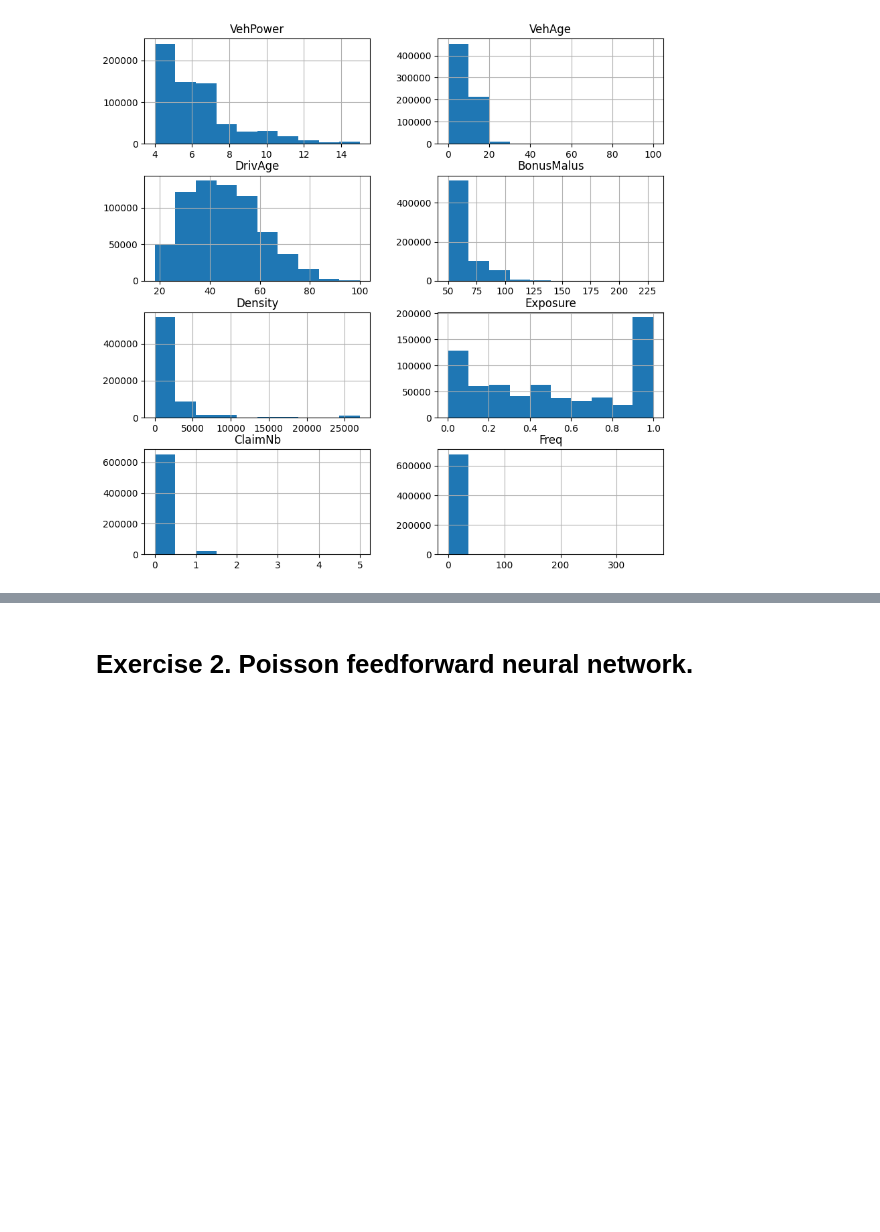
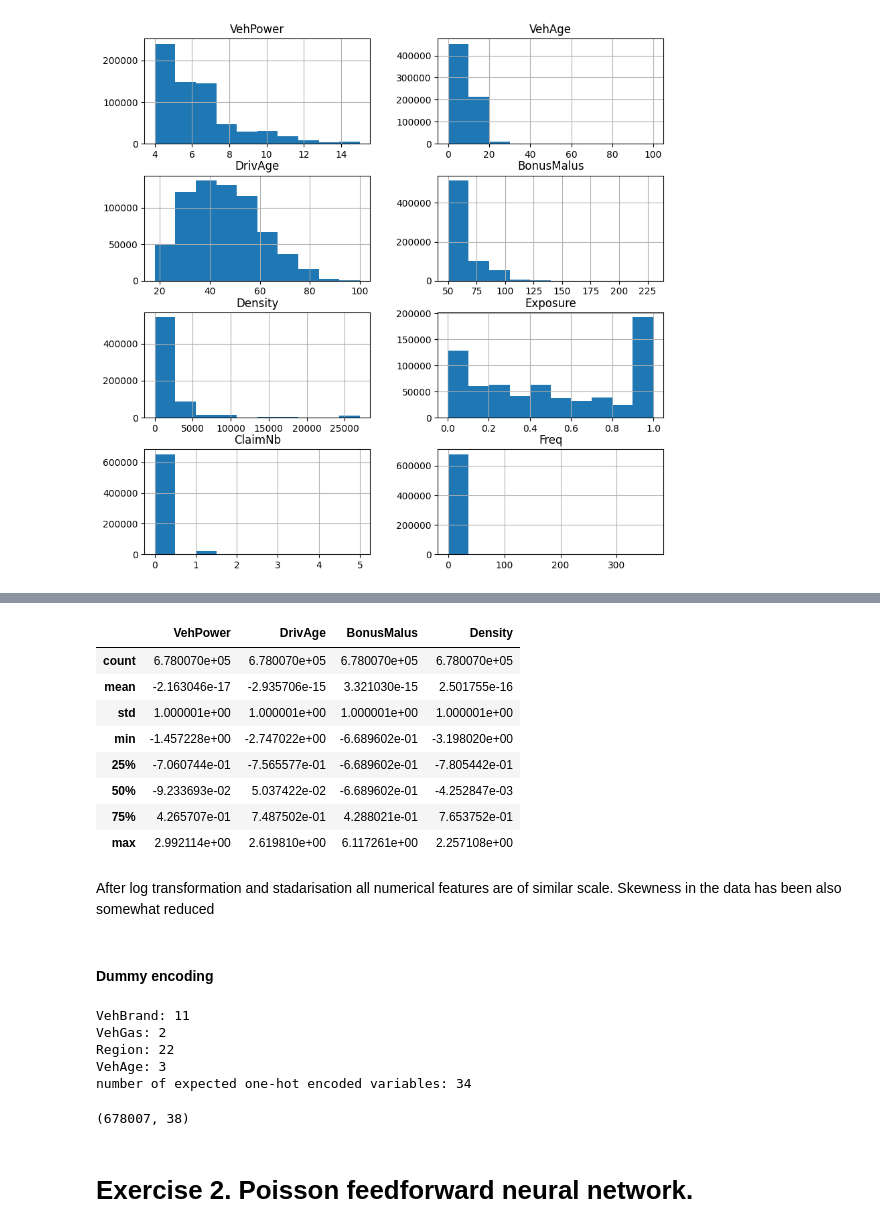
Before and after one commit to tskorkowski/CAS-ML, a Jupyter notebook: sessions/Project_2_Insurance_Claim_Prediction/Project 2 - Template.ipynb, the cells around one changed output, grey strips where cells are left out. Saved outputs shown, nothing was run; the diff lists cells and outputs as text; code cells hidden in the pictures; blank space fills up the shorter version.

```diff
--- a/sessions/Project_2_Insurance_Claim_Prediction/Project 2 - Template.ipynb
+++ b/sessions/Project_2_Insurance_Claim_Prediction/Project 2 - Template.ipynb
@@ -71,0 +154,31 @@ plt.show()
+# %%
+X_log_bin_df[log_features].describe()
+# %% [output]
+|  | VehPower | DrivAge | BonusMalus | Density |
+| count | 6.780070e+05 | 6.780070e+05 | 6.780070e+05 | 6.780070e+05 |
+| mean | -2.163046e-17 | -2.935706e-15 | 3.321030e-15 | 2.501755e-16 |
+| std | 1.000001e+00 | 1.000001e+00 | 1.000001e+00 | 1.000001e+00 |
+| min | -1.457228e+00 | -2.747022e+00 | -6.689602e-01 | -3.198020e+00 |
+| 25% | -7.060744e-01 | -7.565577e-01 | -6.689602e-01 | -7.805442e-01 |
+| 50% | -9.233693e-02 | 5.037422e-02 | -6.689602e-01 | -4.252847e-03 |
+| 75% | 4.265707e-01 | 7.487502e-01 | 4.288021e-01 | 7.653752e-01 |
+| max | 2.992114e+00 | 2.619810e+00 | 6.117261e+00 | 2.257108e+00 |
+# %% [markdown]
+After log transformation and stadarisation all numerical features are of similar scale. Skewness in the data has been also somewhat reduced
+# %% [markdown]
+#### Dummy encoding
+# %%
+one_hot_features = X.select_dtypes(include=['object']).columns.tolist() + bin_features
+total_after_one_hot = 0
+for col in one_hot_features:
+    level_count = X_log_bin_df[col].unique().size
+    print(col, level_count, sep=': ')
+    total_after_one_hot += level_count - 1
+
+print(f'number of expected one-hot encoded variables: {total_after_one_hot}')
+# %% [output]
+VehBrand: 11
+VehGas: 2
+Region: 22
+VehAge: 3
+number of expected one-hot encoded variables: 34
@@ -71,0 +194,5 @@ plt.show()
+# %%
+# Expect 38 columns (34 one hot encoded and 4 numerical)
+X_transformed.shape
+# %% [output]
+(678007, 38)
```
Also changed, not shown: parts of 18 cells of this notebook, 1 other file.
